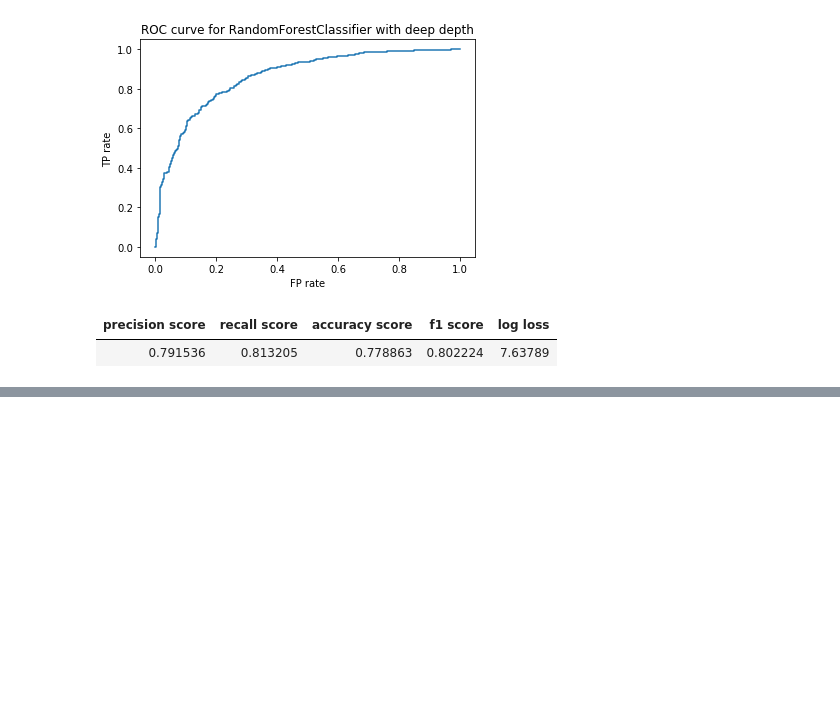
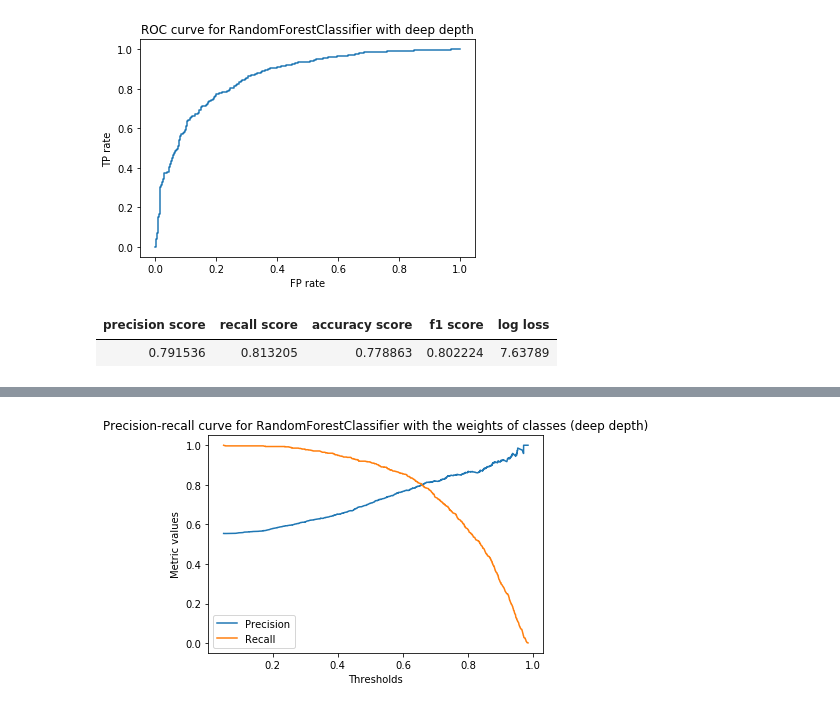
Before and after one commit to KonstantinGavaza/Machine_Learning_winter_2021, a Jupyter notebook: Task 1/Task_1.ipynb, the cells around one changed output, grey strips where cells are left out. Cells and saved outputs as stored; diff of their text form; code cells hidden in the pictures; blank space fills up the shorter version.

```diff
--- a/Task 1/Task_1.ipynb
+++ b/Task 1/Task_1.ipynb
@@ -17,7 +18,10 @@ def plot_precision_recall_curve(model, X_test, Y_test, name_model = 'DecisionTre
     from sklearn.metrics import precision_recall_curve
 
     '''
-
+    model - trained model based on training data
+    X_test - test data (X)
+    Y_test - test classes (Y)
+    name_model - model name
     '''
 
     precision, recall, thresholds = precision_recall_curve(Y_test, model.predict_proba(X_test)[:, 1])
@@ -179,0 +225,3 @@ metrics(RF_deep, X_test, Y_test, 'RandomForestClassifier with deep depth')
+# %%
+RFw_deep = RandomForestClassifier(max_depth=15, class_weight={0: 1, 1: 5}, random_state=1234)
+RFw_deep.fit(X_train, Y_train)
@@ -179,0 +237,4 @@ metrics(RF_deep, X_test, Y_test, 'RandomForestClassifier with deep depth')
+# %%
+plot_precision_recall_curve(RFw_deep, X_test, Y_test, 'RandomForestClassifier with the weights of classes (deep depth)')
+# %% [output]
+[figure, added]
```
Also changed, not shown: parts of 14 cells of this notebook.
